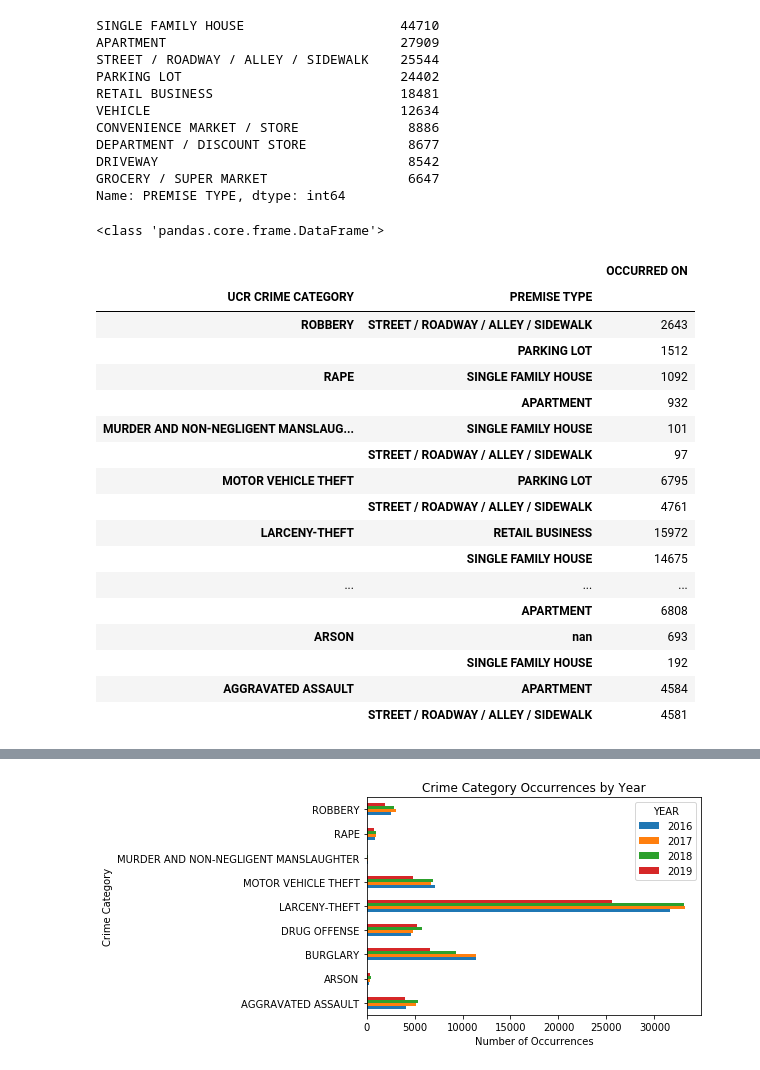
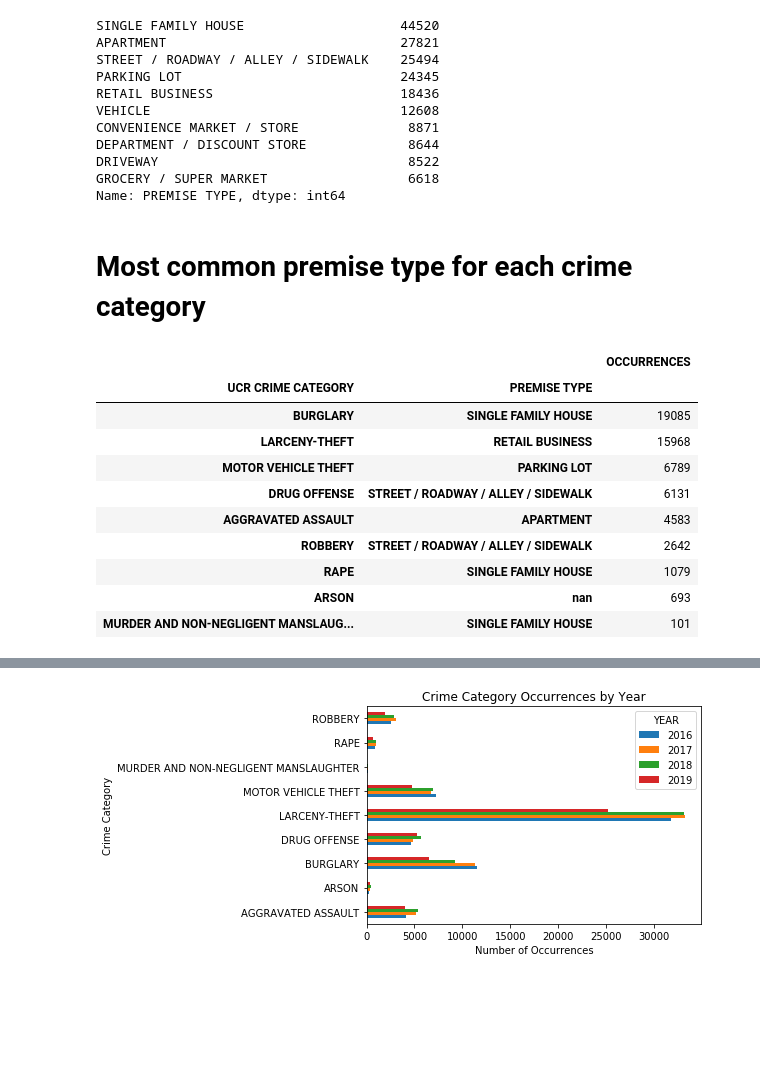
Before and after one commit to gabrielfrancous/Project-1, a Jupyter notebook: Project1_v1.ipynb, the cells around one changed output, grey strips where cells are left out. Cells and saved outputs as stored; diff of their text form; code cells hidden in the pictures; blank space fills up the shorter version.

```diff
--- a/Project1_v1.ipynb
+++ b/Project1_v1.ipynb
@@ -7,6 +9,7 @@ import datetime as dt
 #read in datafile, convert to dataframe
 data = pd.DataFrame(pd.read_csv('Resources/crime-data.csv', low_memory=False)).drop(['100 BLOCK ADDR', 'OCCURRED TO'], axis=1)
 
+#Data cleansing & manipulation
 #datatypes
 data['INC NUMBER'] = data['INC NUMBER'].apply(str).replace('\.0', '', regex=True)
 data['OCCURRED ON'] = data['OCCURRED ON'].astype(str)
@@ -45,6 +48,25 @@ data = data[data['UCR CRIME CATEGORY'] != 'NaN']
 
 data['OCCURRED ON'] = pd.to_datetime(data['OCCURRED ON'])
 
+#parse & add columns for year/month/day
+#YEAR = data['INC NUMBER'].str[:4].astype(int) #Inc number does not correspondd with Occurred on year in all cases
+YEAR = data['OCCURRED ON'].dt.year
+data['YEAR'] = YEAR.fillna(0.0).astype(int)
+#data = data.rename(columns = {'INC NUMBER':'YEAR'})
+
+MONTH = data['OCCURRED ON'].dt.month
+DAY = data['OCCURRED ON'].dt.day
+
+data['MONTH'] = MONTH.fillna(0.0).astype(int)
+data['DAY'] = DAY.fillna(0.0).astype(int)
+
+dayofweek = data['OCCURRED ON'].dt.weekday_name
+data['DayofWeek'] = dayofweek
+
+
+#drop unnecessary column
+#data.drop(columns='INC NUMBER', inplace=True)
+
 
 data.head()
 # %% [output]
@@ -130,45 +115,39 @@ Name: UCR CRIME CATEGORY, dtype: int64
 # %%
 data['PREMISE TYPE'].value_counts().head(10)
 # %% [output]
-SINGLE FAMILY HOUSE                    44710
-APARTMENT                              27909
-STREET / ROADWAY / ALLEY / SIDEWALK    25544
-PARKING LOT                            24402
-RETAIL BUSINESS                        18481
-VEHICLE                                12634
-CONVENIENCE MARKET / STORE              8886
-DEPARTMENT / DISCOUNT STORE             8677
-DRIVEWAY                                8542
-GROCERY / SUPER MARKET                  6647
+SINGLE FAMILY HOUSE                    44520
+APARTMENT                              27821
+STREET / ROADWAY / ALLEY / SIDEWALK    25494
+PARKING LOT                            24345
+RETAIL BUSINESS                        18436
+VEHICLE                                12608
+CONVENIENCE MARKET / STORE              8871
+DEPARTMENT / DISCOUNT STORE             8644
+DRIVEWAY                                8522
+GROCERY / SUPER MARKET                  6618
 Name: PREMISE TYPE, dtype: int64
+# %% [markdown]
+# Most common premise type for each crime category
 # %%
-#Q3 Biggest premise for each crime - 1 table showing the crime and corresponding premise
-
 cattype = data.groupby(['UCR CRIME CATEGORY', 'PREMISE TYPE']).count()[['OCCURRED ON']].sort_values(['UCR CRIME CATEGORY','OCCURRED ON'], ascending=False)#.nlargest(5,'OCCURRED ON')
 
-#cattype = cattype.reset_index().sort_values(['UCR CRIME CATEGORY','OCCURRED ON'],ascending=False).set_index(['UCR CRIME CATEGORY','PREMISE TYPE'])
+#print(type(cattype))
+cattype=cattype.rename(columns = {"OCCURRED ON":"OCCURRENCES"})
 
-#cattype = cattype.sort_values(by=['OCCURRED ON'], ascending=False)
-print(type(cattype))
+cattype=cattype.groupby(['UCR CRIME CATEGORY']).head(1).sort_values(by=['OCCURRENCES'], ascending=False)
 
-cattype.groupby(['UCR CRIME CATEGORY']).head(2)
+cattype.to_csv ('PremiseTypeByCategory.csv', index=True, header=True)
+
+cattype
 # %% [output]
-<class 'pandas.core.frame.DataFrame'>
-|  |  | OCCURRED ON |
+|  |  | OCCURRENCES |
 | UCR CRIME CATEGORY | PREMISE TYPE |  |
-| ROBBERY | STREET / ROADWAY / ALLEY / SIDEWALK | 2643 |
-|  | PARKING LOT | 1512 |
-| RAPE | SINGLE FAMILY HOUSE | 1092 |
-|  | APARTMENT | 932 |
+| BURGLARY | SINGLE FAMILY HOUSE | 19085 |
+| LARCENY-THEFT | RETAIL BUSINESS | 15968 |
+| MOTOR VEHICLE THEFT | PARKING LOT | 6789 |
+| DRUG OFFENSE | STREET / ROADWAY / ALLEY / SIDEWALK | 6131 |
+| AGGRAVATED ASSAULT | APARTMENT | 4583 |
+| ROBBERY | STREET / ROADWAY / ALLEY / SIDEWALK | 2642 |
+| RAPE | SINGLE FAMILY HOUSE | 1079 |
+| ARSON | nan | 693 |
 | MURDER AND NON-NEGLIGENT MANSLAUG... | SINGLE FAMILY HOUSE | 101 |
-|  | STREET / ROADWAY / ALLEY / SIDEWALK | 97 |
-| MOTOR VEHICLE THEFT | PARKING LOT | 6795 |
-|  | STREET / ROADWAY / ALLEY / SIDEWALK | 4761 |
-| LARCENY-THEFT | RETAIL BUSINESS | 15972 |
-|  | SINGLE FAMILY HOUSE | 14675 |
-| ... | ... | ... |
-|  | APARTMENT | 6808 |
-| ARSON | nan | 693 |
-|  | SINGLE FAMILY HOUSE | 192 |
-| AGGRAVATED ASSAULT | APARTMENT | 4584 |
-|  | STREET / ROADWAY / ALLEY / SIDEWALK | 4581 |
```
Also changed, not shown: parts of 21 cells of this notebook, 7 other files.
